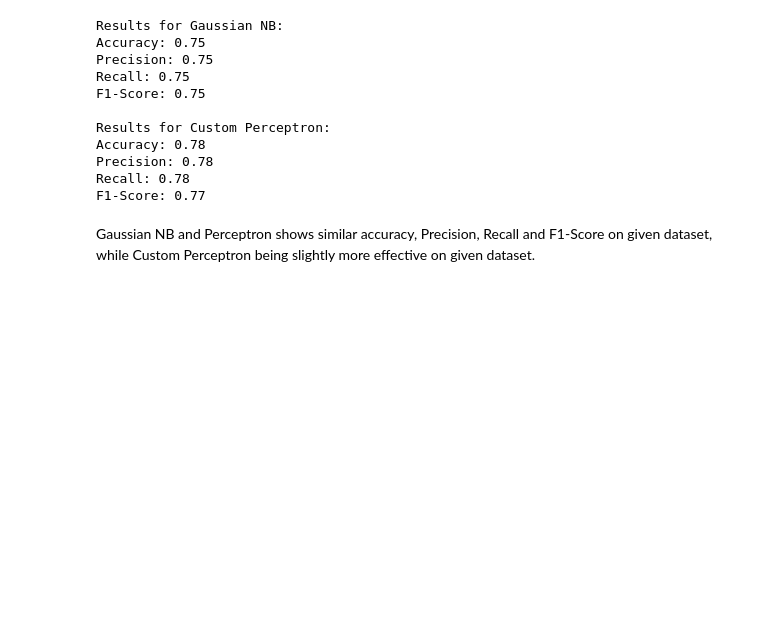
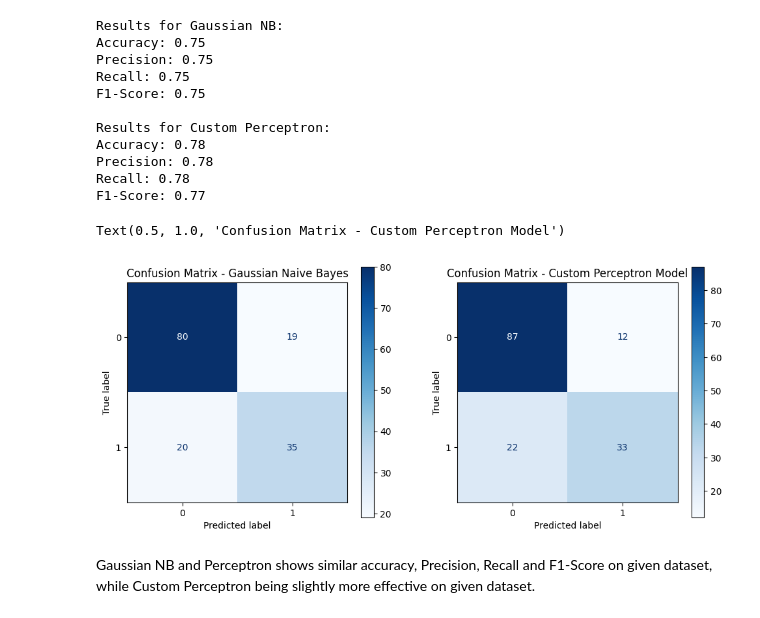
Before and after one commit to SaitejSamudrala/DiabetesPrediction, a Jupyter notebook: MLbackend/Assignment4.ipynb, the cells around one changed output. Drawn from its saved outputs; the diff is of its cells as text; code cells hidden in the pictures; blank space fills up the shorter version.

```diff
--- a/MLbackend/Assignment4.ipynb
+++ b/MLbackend/Assignment4.ipynb
@@ -108,6 +138,24 @@ Accuracy: 0.78
 Precision: 0.78
 Recall: 0.78
 F1-Score: 0.77
+# %%
+from sklearn.metrics import confusion_matrix,ConfusionMatrixDisplay
+
+naive_bayes_cm=confusion_matrix(y_test,y_pred_GaussianNB)
+perceptron_cm=confusion_matrix(y_test,y_pred_perceptron)
+
+
+fig, axes = plt.subplots(1, 2, figsize=(12, 5))
+naive_bayes_matrix=ConfusionMatrixDisplay(confusion_matrix=naive_bayes_cm, display_labels=nb_model.classes_)
+naive_bayes_matrix.plot(cmap=plt.cm.Blues, ax=axes[0])
+axes[0].set_title("Confusion Matrix - Gaussian Naive Bayes")
+
+perceptron_matrix=ConfusionMatrixDisplay(confusion_matrix=perceptron_cm)
+perceptron_matrix.plot(cmap=plt.cm.Blues, ax=axes[1])
+axes[1].set_title("Confusion Matrix - Custom Perceptron Model")
+# %% [output]
+Text(0.5, 1.0, 'Confusion Matrix - Custom Perceptron Model')
+[figure, added]
 # %% [markdown]
 Gaussian NB and Perceptron shows similar accuracy, Precision, Recall and F1-Score on given dataset, while Custom Perceptron being slightly more effective on given dataset.
 # %% [markdown]
```
Also changed, not shown: parts of 14 cells of this notebook, 1 other file.
